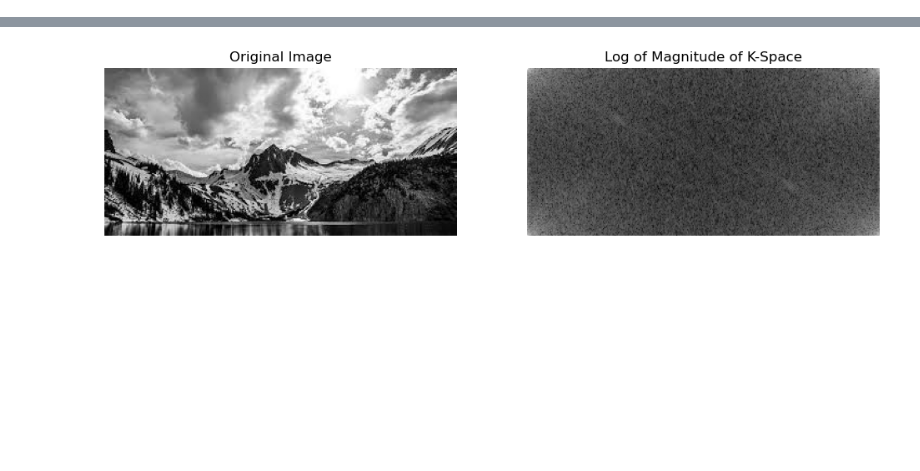
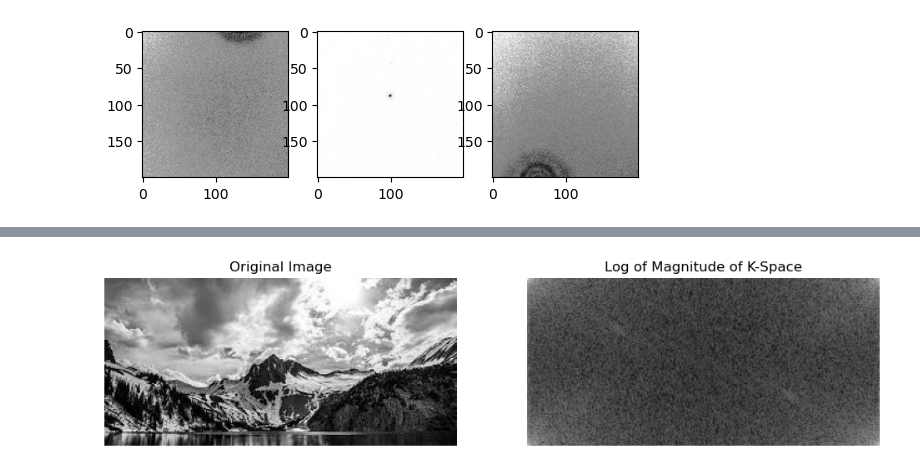
Before and after one commit to LukBorn/LFM, a Jupyter notebook: imaging/generate_psf.ipynb, the cells around one changed output, grey strips where cells are left out. Cells and saved outputs as stored; diff of their text form; code cells hidden in the pictures; blank space fills up the shorter version.

```diff
--- a/imaging/generate_psf.ipynb
+++ b/imaging/generate_psf.ipynb
@@ -30,0 +91,24 @@ with h5py.File(fn, 'r') as f:
+# %%
+#find plane with best focus
+scores = []
+for z in tqdm(range(psf.shape[0])):
+    slice = cp.asarray(psf[z,:,:])
+    scores.append(cp.var(laplace(slice)).get())
+z_focus = np.argmax(scores)
+# %%
+lens = 5
+pad = 100 #how far from the center of the lens to plot
+z_pad = 40# how many frames out of focus to plot, and where to stop fitting the function
+
+fig, ax = plt.subplots(ncols=3, nrows=1,)
+
+max_y,max_x = np.unravel_index(np.argmax(psf[z_focus-z_pad,:,:]*ml_masks[lens], axis=None),psf[0,:,:].shape)
+im = psf[z_focus-z_pad,cy[lens]-pad:cy[lens]+pad,cx[lens]-pad:cx[lens]+pad]
+# im[:max_x,:max_y] = im.min()
+ax[0].imshow(psf[z_focus-z_pad,cy[lens]-pad:cy[lens]+pad,cx[lens]-pad:cx[lens]+pad], cmap= "binary")
+
+ax[1].imshow(psf[z_focus,cy[lens]-pad:cy[lens]+pad,cx[lens]-pad:cx[lens]+pad], cmap= "binary")
+ax[2].imshow(psf[z_focus+z_pad,cy[lens]-pad:cy[lens]+pad,cx[lens]-pad:cx[lens]+pad], cmap= "binary")
+fig.show()
+# %% [output]
+[figure, added]
```
Also changed, not shown: parts of 17 cells of this notebook, 2 other files.
